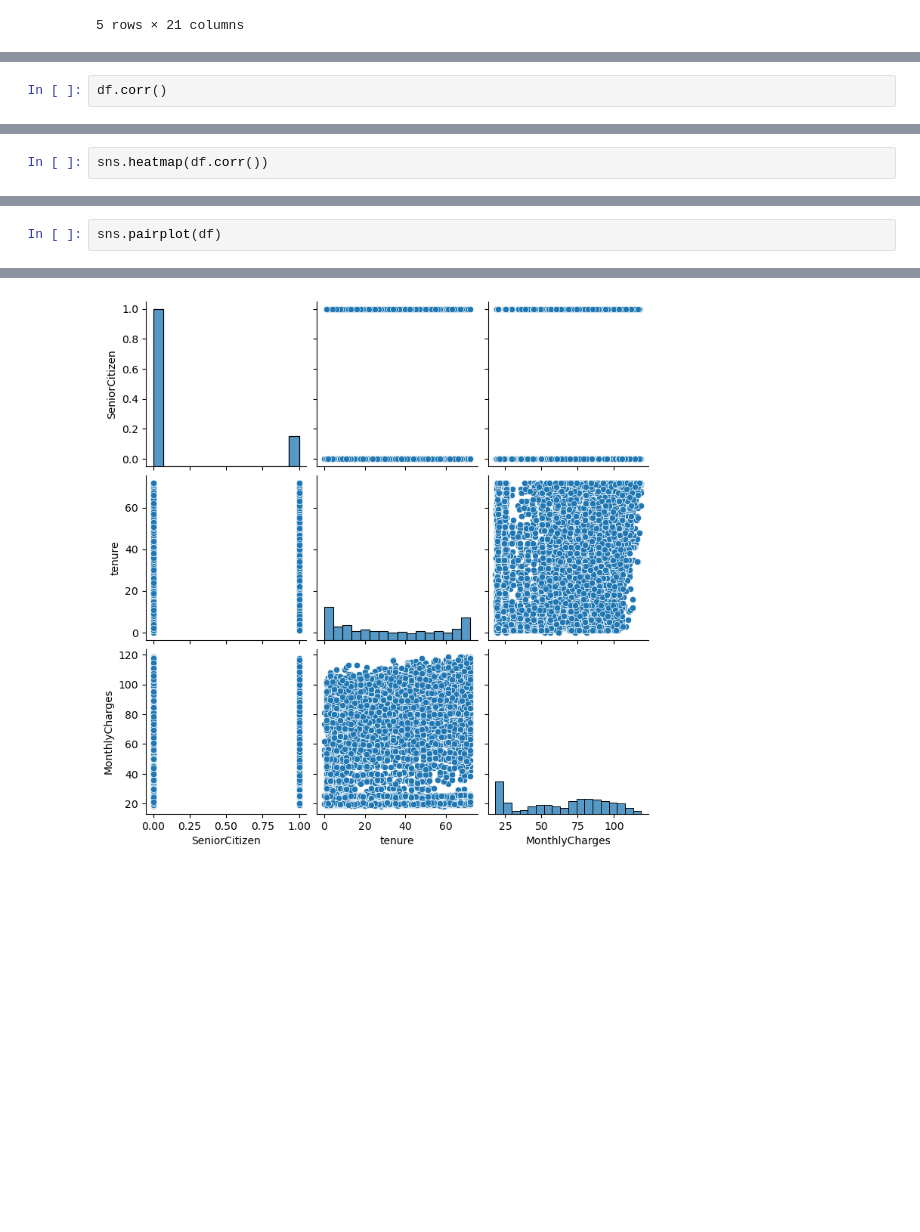
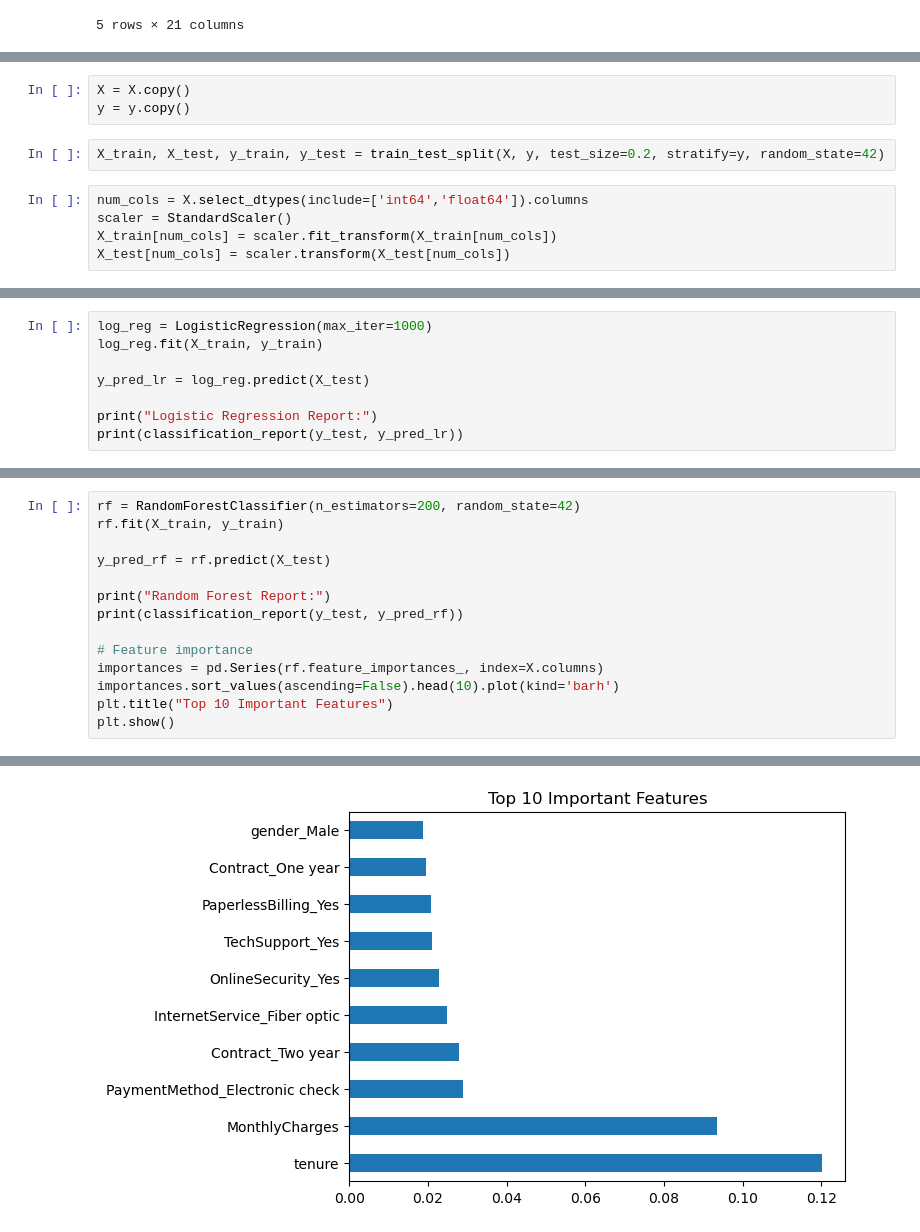
Before and after one commit to mojes-madugula/churn-project, a Jupyter notebook: notebooks/01_EDA.ipynb, the cells around one changed output, grey strips where cells are left out. Saved outputs shown, nothing was run; the diff lists cells and outputs as text; blank space fills up the shorter version.

Commit message:
feat(EDA): complete exploratory analysis with visualizations and processed dataset

```diff
--- a/notebooks/01_EDA.ipynb
+++ b/notebooks/01_EDA.ipynb
@@ -37,2 +110,10 @@ df.head()
+# %%
+X = X.copy()
+y = y.copy()
+# %%
+X_train, X_test, y_train, y_test = train_test_split(X, y, test_size=0.2, stratify=y, random_state=42)
 # %%
-df.corr()
+num_cols = X.select_dtypes(include=['int64','float64']).columns
+scaler = StandardScaler()
+X_train[num_cols] = scaler.fit_transform(X_train[num_cols])
+X_test[num_cols] = scaler.transform(X_test[num_cols])
@@ -44,3 +120,9 @@ df.corr()
 # %%
-sns.heatmap(df.corr())
+log_reg = LogisticRegression(max_iter=1000)
+log_reg.fit(X_train, y_train)
+
+y_pred_lr = log_reg.predict(X_test)
+
+print("Logistic Regression Report:")
+print(classification_report(y_test, y_pred_lr))
 # %% [output]
@@ -49,3 +138,15 @@ sns.heatmap(df.corr())
 # %%
-sns.pairplot(df)
+rf = RandomForestClassifier(n_estimators=200, random_state=42)
+rf.fit(X_train, y_train)
+
+y_pred_rf = rf.predict(X_test)
+
+print("Random Forest Report:")
+print(classification_report(y_test, y_pred_rf))
+
+# Feature importance
+importances = pd.Series(rf.feature_importances_, index=X.columns)
+importances.sort_values(ascending=False).head(10).plot(kind='barh')
+plt.title("Top 10 Important Features")
+plt.show()
 # %% [output]
@@ -53,2 +162,2 @@ sns.pairplot(df)
-[figure, old version]
+[figure, new version]
 # %%
```
Also changed, not shown: parts of 33 cells of this notebook.
